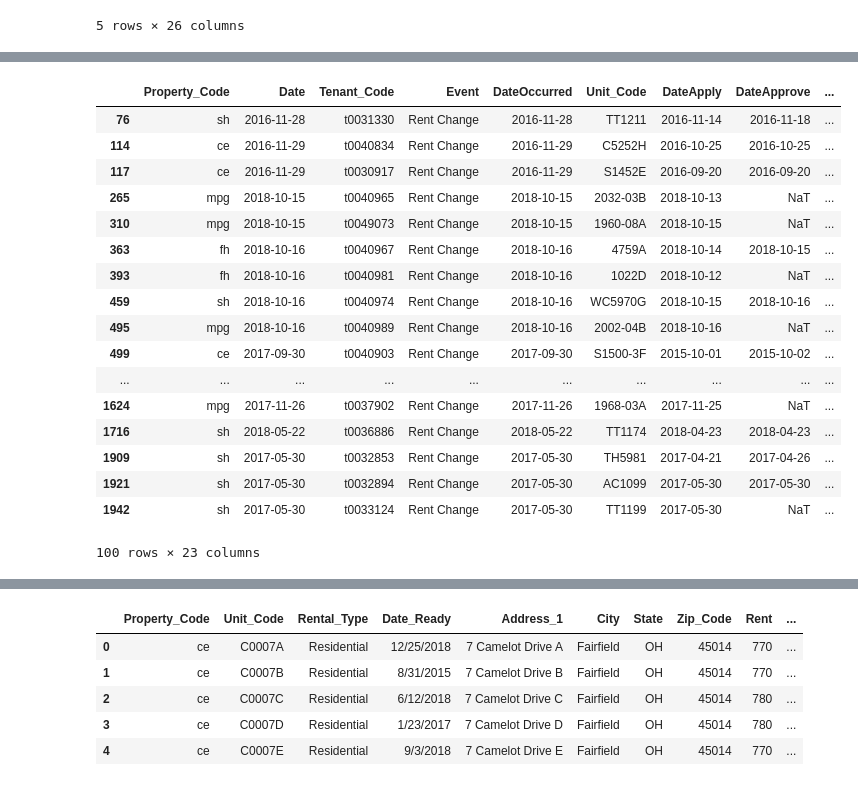
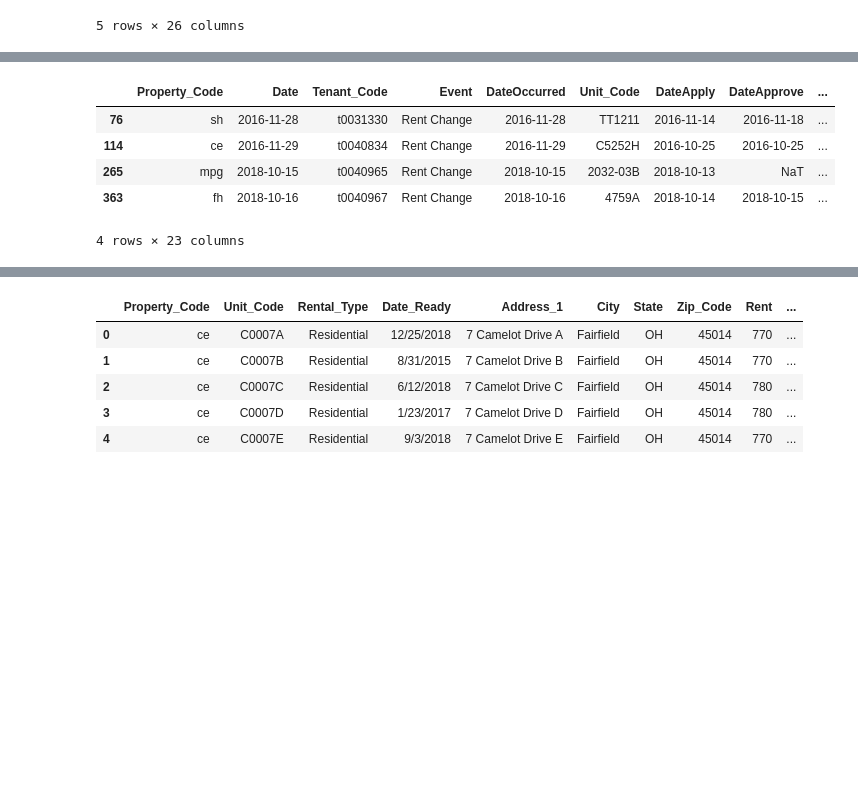
Before and after one commit to richinohio/Final_Project, a Jupyter notebook: Tenants.ipynb, the cells around one changed output, grey strips where cells are left out. Drawn from its saved outputs; the diff is of its cells as text; code cells hidden in the pictures; blank space fills up the shorter version.

```diff
--- a/Tenants.ipynb
+++ b/Tenants.ipynb
@@ -51,26 +39,14 @@ dtype: object
 # %%
 rent_change = tenants_df.loc[tenants_df["Event"] == "Rent Change"]
 rent_change = rent_change.groupby("Property_Code")
-rent_change.head(25)
+rent_change.head(1)
 # %% [output]
 |  | Property_Code | Date | Tenant_Code | Event | DateOccurred | Unit_Code | DateApply | DateApprove | ... |
 | 76 | sh | 2016-11-28 | t0031330 | Rent Change | 2016-11-28 | TT1211 | 2016-11-14 | 2016-11-18 | ... |
 | 114 | ce | 2016-11-29 | t0040834 | Rent Change | 2016-11-29 | C5252H | 2016-10-25 | 2016-10-25 | ... |
-| 117 | ce | 2016-11-29 | t0030917 | Rent Change | 2016-11-29 | S1452E | 2016-09-20 | 2016-09-20 | ... |
 | 265 | mpg | 2018-10-15 | t0040965 | Rent Change | 2018-10-15 | 2032-03B | 2018-10-13 | NaT | ... |
-| 310 | mpg | 2018-10-15 | t0049073 | Rent Change | 2018-10-15 | 1960-08A | 2018-10-15 | NaT | ... |
 | 363 | fh | 2018-10-16 | t0040967 | Rent Change | 2018-10-16 | 4759A | 2018-10-14 | 2018-10-15 | ... |
-| 393 | fh | 2018-10-16 | t0040981 | Rent Change | 2018-10-16 | 1022D | 2018-10-12 | NaT | ... |
-| 459 | sh | 2018-10-16 | t0040974 | Rent Change | 2018-10-16 | WC5970G | 2018-10-15 | 2018-10-16 | ... |
-| 495 | mpg | 2018-10-16 | t0040989 | Rent Change | 2018-10-16 | 2002-04B | 2018-10-16 | NaT | ... |
-| 499 | ce | 2017-09-30 | t0040903 | Rent Change | 2017-09-30 | S1500-3F | 2015-10-01 | 2015-10-02 | ... |
-| ... | ... | ... | ... | ... | ... | ... | ... | ... | ... |
-| 1624 | mpg | 2017-11-26 | t0037902 | Rent Change | 2017-11-26 | 1968-03A | 2017-11-25 | NaT | ... |
-| 1716 | sh | 2018-05-22 | t0036886 | Rent Change | 2018-05-22 | TT1174 | 2018-04-23 | 2018-04-23 | ... |
-| 1909 | sh | 2017-05-30 | t0032853 | Rent Change | 2017-05-30 | TH5981 | 2017-04-21 | 2017-04-26 | ... |
-| 1921 | sh | 2017-05-30 | t0032894 | Rent Change | 2017-05-30 | AC1099 | 2017-05-30 | 2017-05-30 | ... |
-| 1942 | sh | 2017-05-30 | t0033124 | Rent Change | 2017-05-30 | TT1199 | 2017-05-30 | NaT | ... |
-100 rows × 23 columns
+4 rows × 23 columns
 # %%
 sh = tenants_df.loc[tenants_df["Property_Code"] == "sh"]
 sh_rent = sh.loc[sh["Event"] == "Rent Change"]
```
Also changed, not shown: parts of 9 cells of this notebook.
